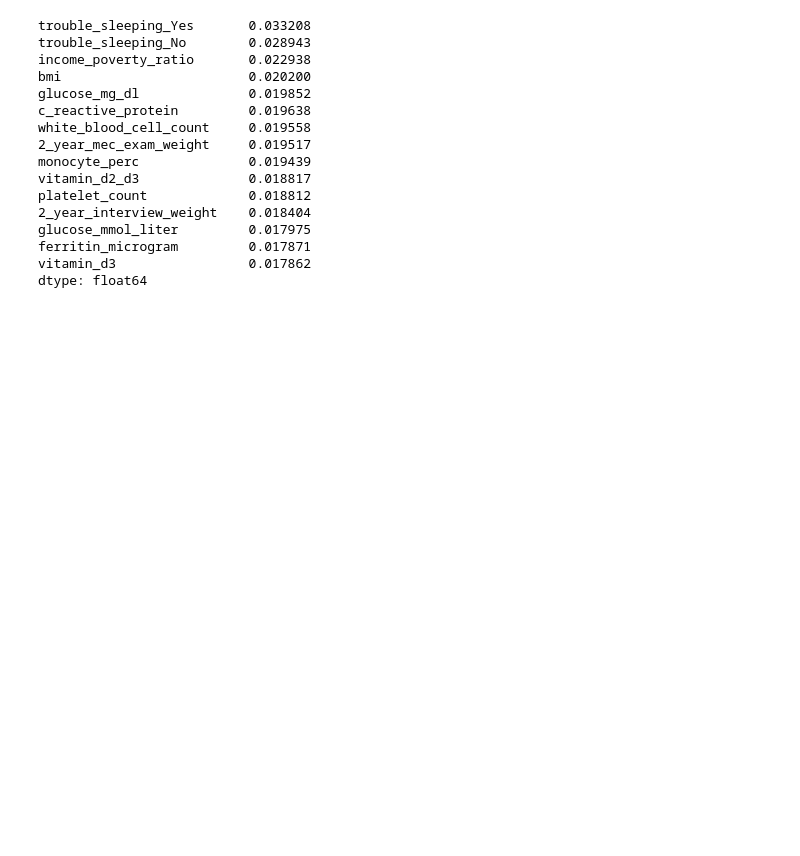
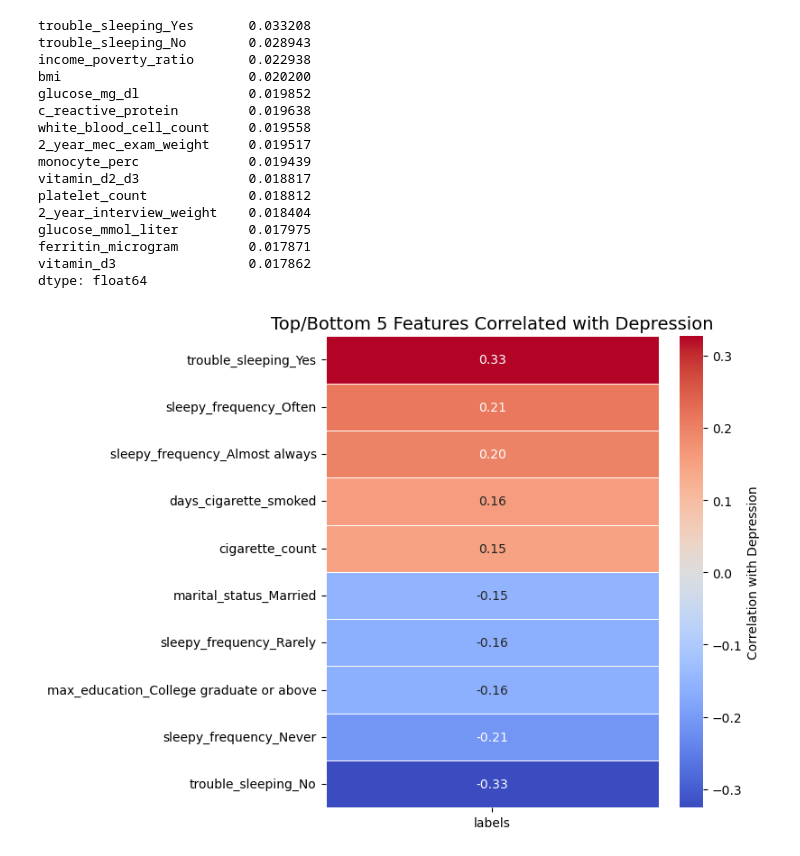
Before and after one commit to natdosan/data207-final-prject, a Jupyter notebook: src/tim_eda.ipynb, the cells around one changed output. Saved outputs shown, nothing was run; the diff lists cells and outputs as text; code cells hidden in the pictures; blank space fills up the shorter version.

```diff
--- a/src/tim_eda.ipynb
+++ b/src/tim_eda.ipynb
@@ -236,3 +286,32 @@ glucose_mmol_liter         0.017975
 ferritin_microgram         0.017871
 vitamin_d3                 0.017862
 dtype: float64
+# %%
+# create chart for report
+
+# compute correlation of all features with target
+corr_target = df_train.corr()[['labels']].drop('labels').sort_values(by='labels', ascending=False)
+
+# find top 5 and bottom 5 correlated features
+top = corr_target.head(5)
+bottom = corr_target.tail(5)
+selected = pd.concat([top, bottom])
+
+plt.figure(figsize=(8, 6))
+sns.heatmap(
+    selected,
+    annot=True,          # show correlation values in each cell
+    fmt='.2f',           # round to 2 decimal places
+    cmap='coolwarm',     # blue = negative, red = positive correlation
+    center=0,            # center colormap at 0
+    linewidths=0.5,
+    cbar_kws={'label': 'Correlation with Depression'}
+)
+
+plt.title('Top/Bottom 5 Features Correlated with Depression', fontsize=14)
+plt.xlabel('')
+plt.ylabel('')
+plt.tight_layout()
+plt.show()
+# %% [output]
+[figure, added]
```
Also changed, not shown: parts of 4 cells of this notebook.
